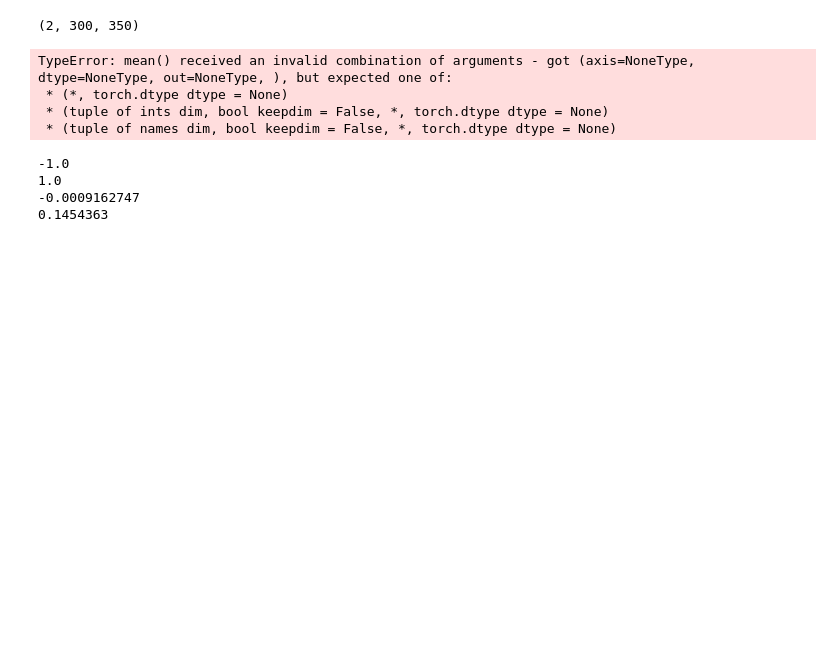
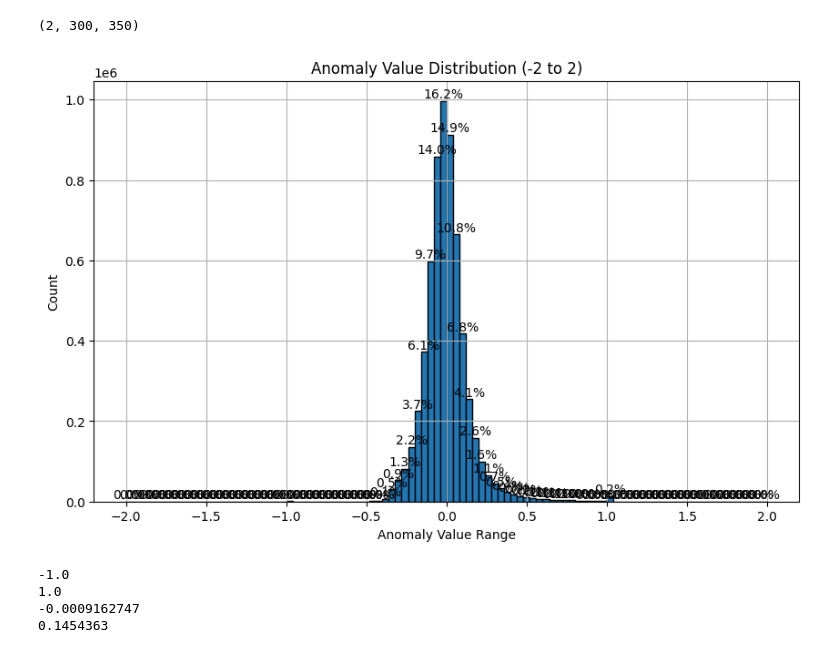
Before and after one commit to firedfary/HydroSynth, a Jupyter notebook: process/model_data.ipynb, the cells around one changed output. Drawn from its saved outputs; the diff is of its cells as text; code cells hidden in the pictures; blank space fills up the shorter version.

Commit message:
fix: find the original data processing procedure

```diff
--- a/process/model_data.ipynb
+++ b/process/model_data.ipynb
@@ -22,12 +29,12 @@ import os
 HDF5_USE_FILE_LOCKING=False
 
 data_all = []
-file_name_list = fucs.read_nc_to_npy(199401,202409)
+file_name_list = utils.read_nc_to_npy(199401,202409)
 print('总计月份：', len(file_name_list))
 for f in file_name_list:
     try:
         selected_data = xarray.open_dataset(f)[['tp', 'h200', 'h500', 'slp', 't2m', 't850', 'u200', 'u850', 'v200', 'v850']].sel(longitude=slice(70, 140), latitude=slice(60, 0))
-        nth_data = selected_data.isel(time=1)
+        nth_data = selected_data.isel(time=0)
         data_all.append(nth_data.to_array().to_numpy())
     except Exception as e:
         print(f"处理文件 {f} 时出现错误: {e}, 跳过该文件。")
@@ -41,20 +48,20 @@ print(f"转换后的 torch.Tensor 形状: {torch_tensor.shape}")
 scale_factor = 2
 lr_data = torch_tensor
 # 合并前两个维度 (366, 10, 6, 60, 70) -> (3660, 6, 60, 70)
-reshaped_tensor = torch_tensor.reshape(-1, *torch_tensor.shape[2:])
+# reshaped_tensor = torch_tensor.reshape(-1, *torch_tensor.shape[2:])
 
 # 进行插值
 lr_data = torch.nn.functional.interpolate(
-    reshaped_tensor,
+    torch_tensor,
     scale_factor=scale_factor,
     mode='bicubic'
 )
 
-# 恢复原始形状
-lr_data = lr_data.reshape(torch_tensor.shape[0], torch_tensor.shape[1],
-                         torch_tensor.shape[2],
-                         int(torch_tensor.shape[3] * scale_factor),
-                         int(torch_tensor.shape[4] * scale_factor))
+# # 恢复原始形状
+# lr_data = lr_data.reshape(torch_tensor.shape[0], torch_tensor.shape[1],
+#                          torch_tensor.shape[2],
+#                          int(torch_tensor.shape[3] * scale_factor),
+#                          int(torch_tensor.shape[4] * scale_factor))
 # lr_data = lr_data * 31*24*60*60*1000
 
 
@@ -73,7 +81,7 @@ done
 pr_layer = lr_data[:, 0] * 31*24*60*60*1000
 anomaly = (pr_layer - torch.mean(pr_layer, dim=0, keepdim=True)) / (torch.mean(pr_layer, dim=0, keepdim=True) + 1e-8)
 # %%
-#获取anomaly
+#计算距平——方案2
 
 if isinstance(lr_data, torch.Tensor):
     lr_data = lr_data.cpu().numpy()
@@ -102,6 +110,8 @@ for m in range(1, 13):
 
 # anomaly shape: [345, 300, 350]
 print(anomaly.shape)
+anomaly = torch.from_numpy(anomaly)
+lr_data = torch.from_numpy(lr_data)
 # %% [output]
 (366, 120, 140)
 # %%
@@ -225,14 +235,17 @@ time_list = [201802, 201803]
 interped_df = grid_to_station_interp(anomaly_selected, time_list, 'E:/D1/diffusion/my_models/my_model_data/position.csv')
 # %%
 #Z-Score
+# Convert tensor to numpy for normalization if needed
+anomaly_np = anomaly.cpu().numpy() if isinstance(anomaly, torch.Tensor) else anomaly
 normalizer1 = observe_norm.DataNormalizer()
-normalizer1.fit(anomaly)
-new_anomaly = normalizer1.transform(anomaly)
+normalizer1.fit(anomaly_np)
+new_anomaly = normalizer1.transform(anomaly_np)
+# Convert back to tensor if needed
+new_anomaly = torch.from_numpy(new_anomaly)
-# %% [output]
-TypeError: mean() received an invalid combination of arguments - got (axis=NoneType, dtype=NoneType, out=NoneType, ), but expected one of:
- * (*, torch.dtype dtype = None)
- * (tuple of ints dim, bool keepdim = False, *, torch.dtype dtype = None)
- * (tuple of names dim, bool keepdim = False, *, torch.dtype dtype = None)
+# %%
+utils.plot_anomaly_distribution(new_anomaly, -2, 2, 100)
+# %% [output]
+[figure, added]
 # %%
 new_anomaly = np.clip(anomaly/5, -1, 1)
 # %%
```
Also changed, not shown: parts of 14 cells of this notebook, 2 other files.
